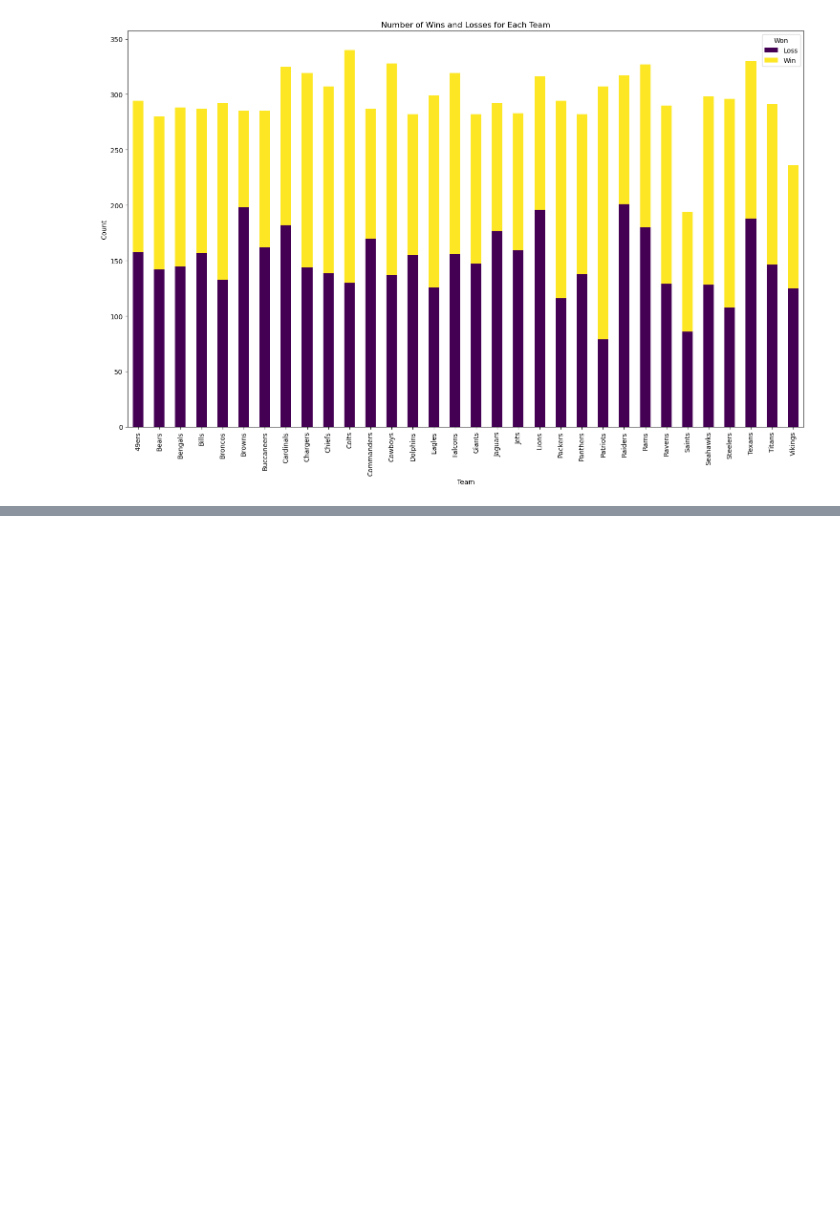
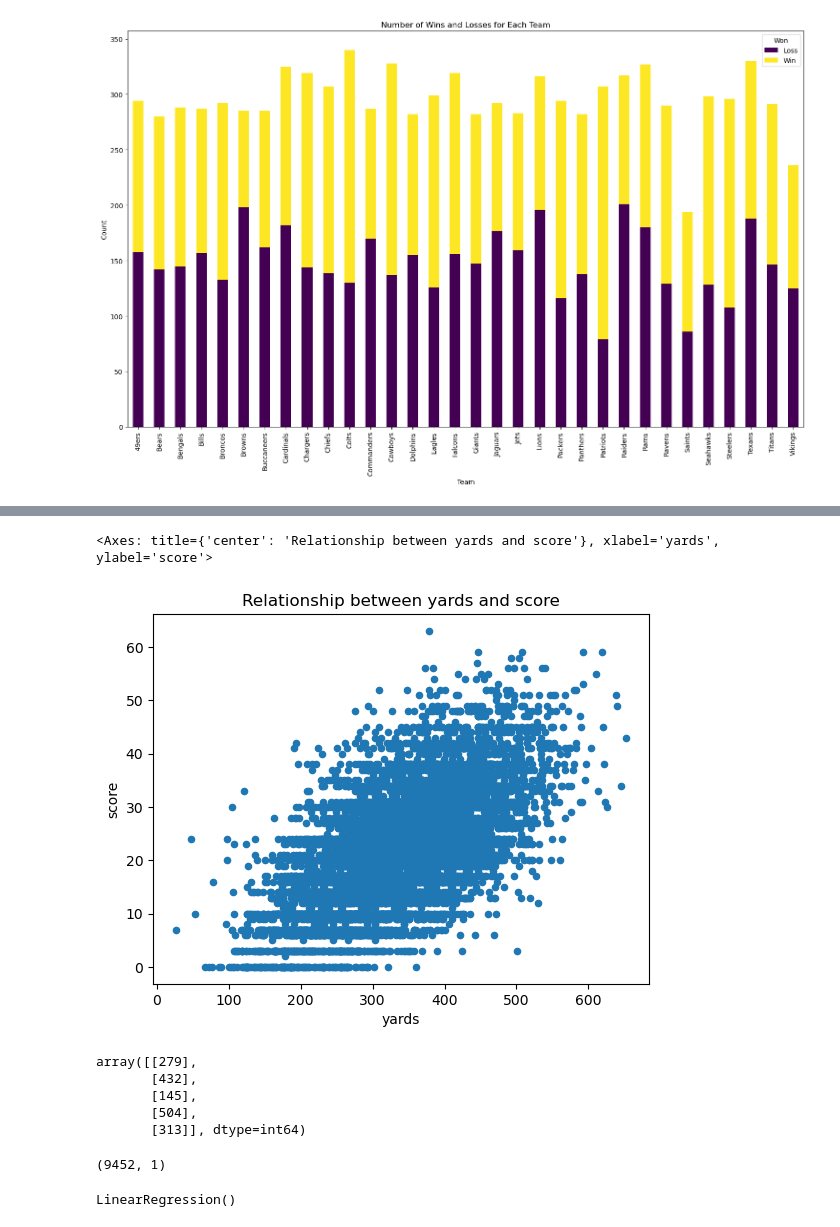
Before and after one commit to atulbachhav22/AIBootcamp-Project2, a Jupyter notebook: NFL-predication.ipynb, the cells around one changed output, grey strips where cells are left out. Drawn from its saved outputs; the diff is of its cells as text; code cells hidden in the pictures; blank space fills up the shorter version.

Commit message:
added linear regression model

```diff
--- a/NFL-predication.ipynb
+++ b/NFL-predication.ipynb
@@ -378,0 +380,28 @@ plt.show()
+# %%
+# Create a scatter plot with passing yards and score
+yards_plot = final_teams_clean.plot.scatter(
+    x="yards",
+    y="score",
+    title="Relationship between yards and score"
+)
+yards_plot
+# %% [output]
+<Axes: title={'center': 'Relationship between yards and score'}, xlabel='yards', ylabel='score'>
+[figure, added]
+# %%
+# Reformat data of the independent variable X as a single-column array
+X = final_teams_clean["yards"].values.reshape(-1, 1)
+
+# Display sample data
+X[:5]
+# %% [output]
+array([[279],
+       [432],
+       [145],
+       [504],
+       [313]], dtype=int64)
+# %%
+# The shape of X is 30 samples, with a single feature (column)
+X.shape
+# %% [output]
+(9452, 1)
@@ -378,0 +411,6 @@ plt.show()
+# %%
+# Create and fit a model with scikit-learn
+yards_model = LinearRegression()
+yards_model.fit(X, y)
+# %% [output]
+LinearRegression()
```
Also changed, not shown: parts of 9 cells of this notebook.
